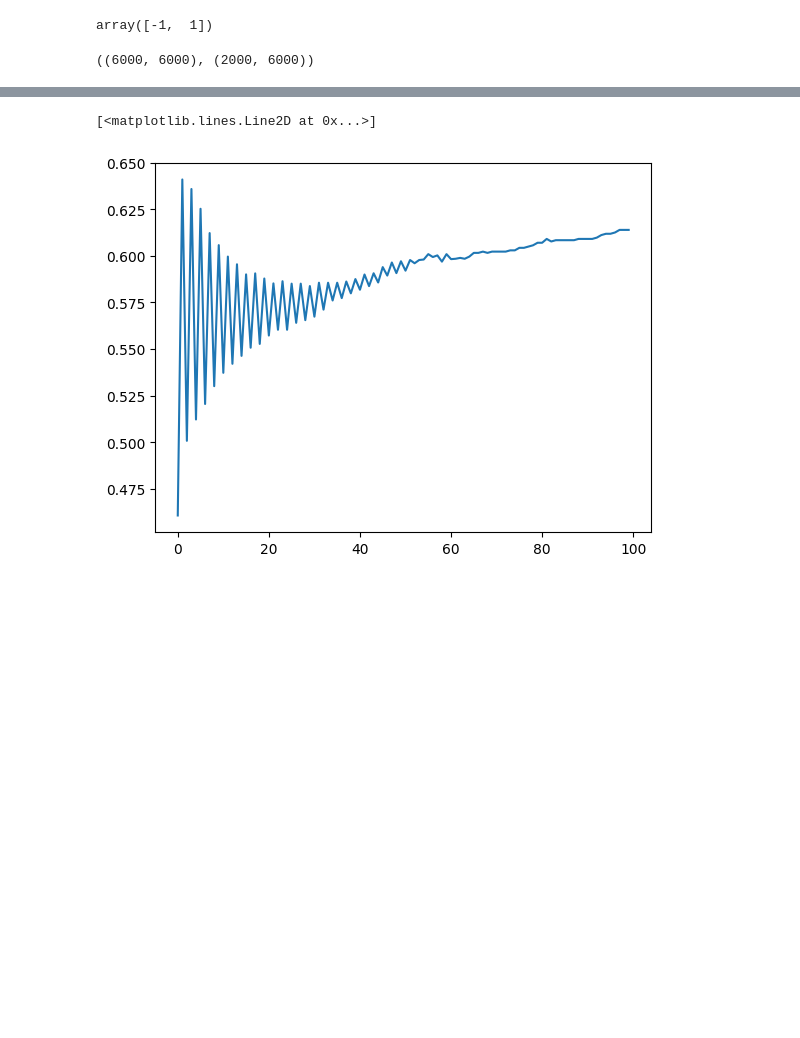
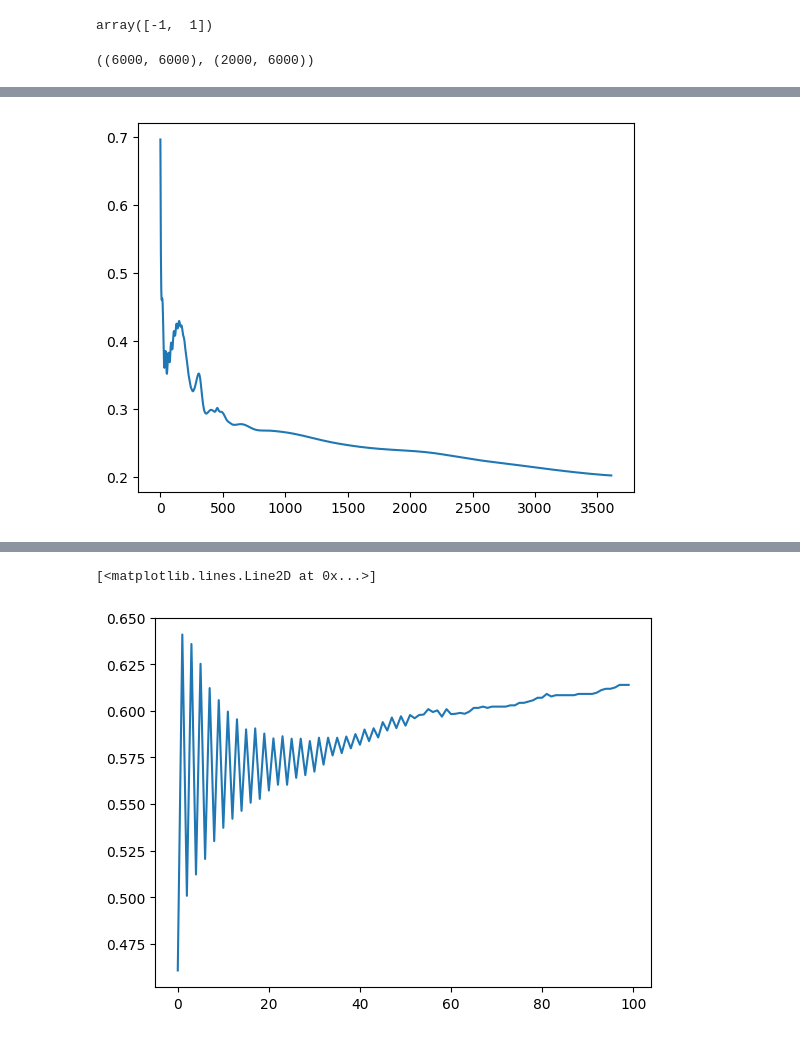
Before and after one commit to EmmaBouhanna/ChallengeKernel, a Jupyter notebook: KernelPerceptron.ipynb, the cells around one changed output, grey strips where cells are left out. Cells and saved outputs as stored; diff of their text form; code cells hidden in the pictures; blank space fills up the shorter version.

```diff
--- a/KernelPerceptron.ipynb
+++ b/KernelPerceptron.ipynb
@@ -14,9 +15,19 @@ import cvxpy as cp
 # %%
-with open("../data-challenge-kernel-methods-2022-2023/training_data.pkl", "rb") as f:
+train_path = "../data/training_data.pkl"
+train_labels_path = "../data/training_labels.pkl"
+test_path = "../data/test_data.pkl"
+
+with open(train_path, "rb") as f:
     train_data = pickle.load(f)
 
-with open("../data-challenge-kernel-methods-2022-2023/training_labels.pkl", "rb") as f:
+with open(train_labels_path, "rb") as f:
     train_labels = pickle.load(f)
 
-with open("../data-challenge-kernel-methods-2022-2023/test_data.pkl", "rb") as f:
+with open(test_path, "rb") as f:
     test_data = pickle.load(f)
+
+f.close()
+
+train_data = np.array(train_data, dtype=object)
+train_labels = np.array(train_labels, dtype=int)
+test_data = np.array(test_data, dtype=object)
@@ -283,6 +297,15 @@ class KernelLRCVX:
+# %%
+class LogisticRegression(torch.nn.Module):
+    def __init__(self, input_dim, output_dim):
+        super(LogisticRegression, self).__init__()
+        self.linear = torch.nn.Linear(input_dim, output_dim, bias=False)
+
+    def forward(self, x):
+        outputs = torch.sigmoid(self.linear(x))
+        return outputs
 # %%
-K = np.load("../matrices/WL_kernel_train_5it.npy")
-K_test = np.load("../matrices/WL_kernel_test_5it.npy")
+K = np.load("../data/WL_kernel_train_5it.npy")
+K_test = np.load("../data/WL_kernel_test_5it.npy")
 K.shape, K_test.shape
 # %% [output]
 ((6000, 6000), (2000, 6000))
@@ -312,0 +492,5 @@ fold_idx[5] = np.sort(np.concatenate([idx_pos, idx_neg]))
+# %%
+plt.plot(loss_list_train)
+plt.show()
+# %% [output]
+[figure, added]
```
Also changed, not shown: parts of 34 cells of this notebook.
